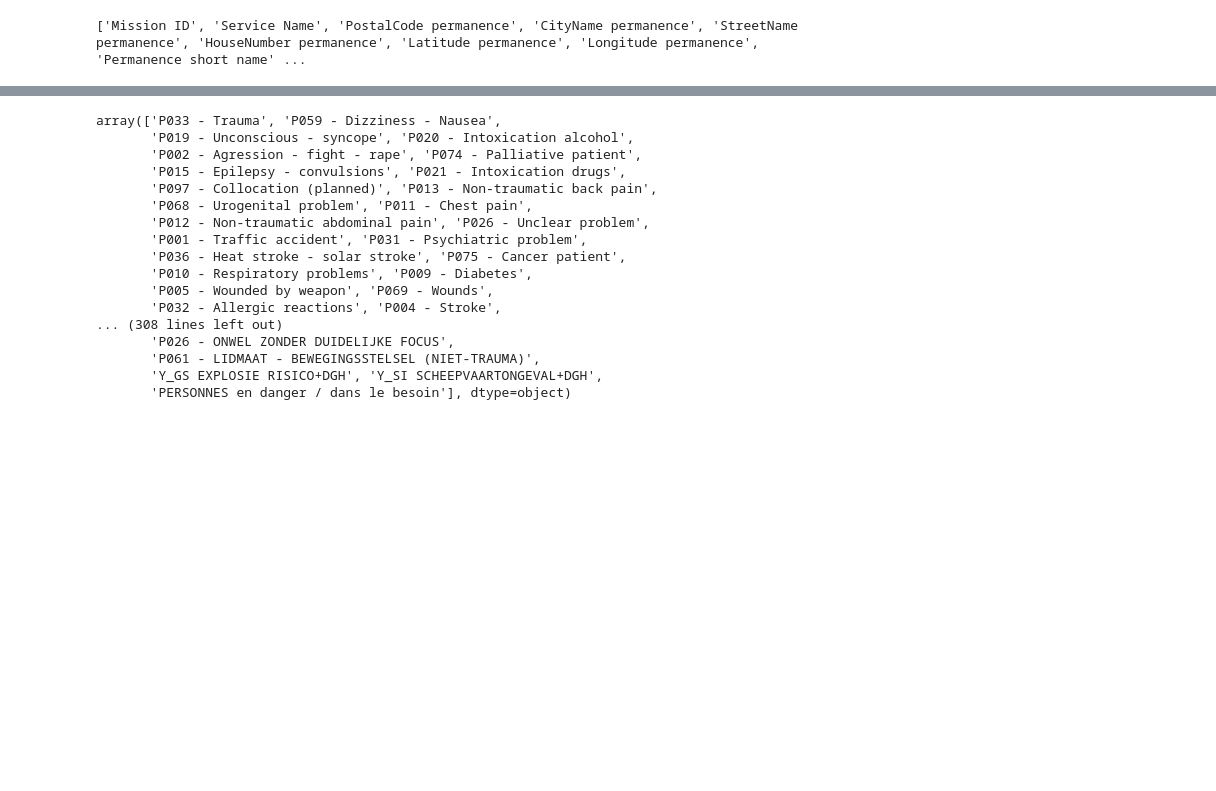
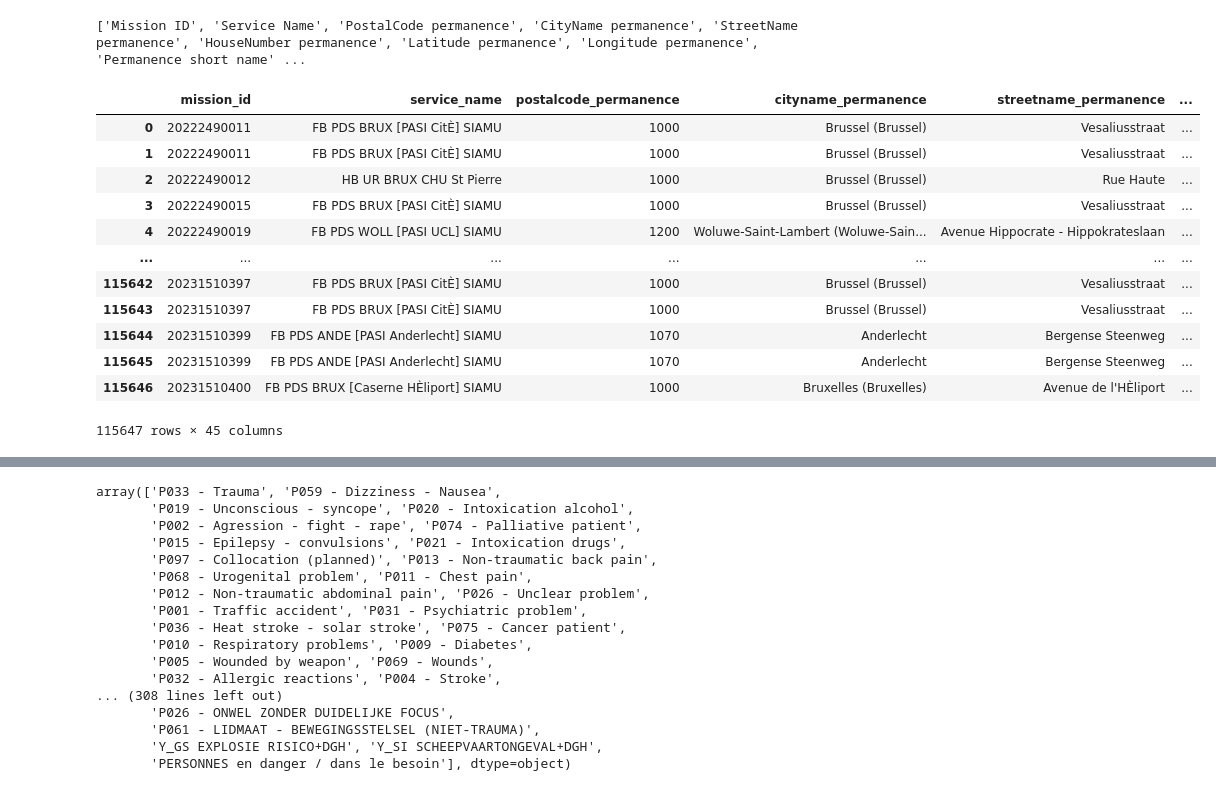
Before and after one commit to Elouan-Debels/MDAProject, a Jupyter notebook: data cleaning.ipynb, the cells around one changed output, grey strips where cells are left out. Saved outputs shown, nothing was run; the diff lists cells and outputs as text; code cells hidden in the pictures; blank space fills up the shorter version.

```diff
--- a/data cleaning.ipynb
+++ b/data cleaning.ipynb
@@ -880,22 +877,44 @@ print(interventions3_vars)
 #renaming the other variables too
 
 interventions_bxl = interventions_bxl.rename(columns={'t0': 'T0',
-                                                     't3': 'T3'})
+                                                     't3': 'T3',
+                                                     'eventtype_trip': 'eventType_trip'})
 interventions_bxl2 = interventions_bxl2.rename(columns={'Number of transported persons': 'number_of_transported_persons',
                                                        'Abandon reason NL': 'abandon_reason',
                                                         'Latitude intervention': 'latitude_intervention',
-                                                        'Longitude intervention': 'longitude_intervention'})
+                                                        'Longitude intervention': 'longitude_intervention',
+                                                        'EventType and EventLevel': 'eventType_trip'})
 interventions1 = interventions1.rename(columns={'Number of transported persons': 'number_of_transported_persons',
                                                        'Abandon reason': 'abandon_reason',
                                                         'Latitude intervention': 'latitude_intervention',
-                                                        'Longitude intervention': 'longitude_intervention'})
+                                                        'Longitude intervention': 'longitude_intervention',
+                                                        'EventType Trip': 'eventType_trip'})
 interventions2 = interventions2.rename(columns={'Number of transported persons': 'number_of_transported_persons',
                                                        'Abandon reason': 'abandon_reason',
                                                         'Latitude intervention': 'latitude_intervention',
-                                                        'Longitude intervention': 'longitude_intervention'})
+                                                        'Longitude intervention': 'longitude_intervention',
+                                                        'EventType Trip': 'eventType_trip'})
 interventions3 = interventions3.rename(columns={'Number of transported persons': 'number_of_transported_persons',
                                                        'Abandon reason': 'abandon_reason',
                                                         'Latitude intervention': 'latitude_intervention',
-                                                        'Longitude intervention': 'longitude_intervention'})
+                                                        'Longitude intervention': 'longitude_intervention',
+                                                        'EventType Trip': 'eventType_trip'})
 cad9 = cad9.rename(columns = {                          'Latitude intervention': 'latitude_intervention',
-                                                        'Longitude intervention': 'longitude_intervention'})
+                                                        'Longitude intervention': 'longitude_intervention',
+                                                         'EventType Trip': 'eventType_trip'})
+# %%
+interventions_bxl
+# %% [output]
+|  | mission_id | service_name | postalcode_permanence | cityname_permanence | streetname_permanence | ... |
+| 0 | 20222490011 | FB PDS BRUX [PASI CitÈ] SIAMU | 1000 | Brussel (Brussel) | Vesaliusstraat | ... |
+| 1 | 20222490011 | FB PDS BRUX [PASI CitÈ] SIAMU | 1000 | Brussel (Brussel) | Vesaliusstraat | ... |
+| 2 | 20222490012 | HB UR BRUX CHU St Pierre | 1000 | Brussel (Brussel) | Rue Haute | ... |
+| 3 | 20222490015 | FB PDS BRUX [PASI CitÈ] SIAMU | 1000 | Brussel (Brussel) | Vesaliusstraat | ... |
+| 4 | 20222490019 | FB PDS WOLL [PASI UCL] SIAMU | 1200 | Woluwe-Saint-Lambert (Woluwe-Sain... | Avenue Hippocrate - Hippokrateslaan | ... |
+| ... | ... | ... | ... | ... | ... | ... |
+| 115642 | 20231510397 | FB PDS BRUX [PASI CitÈ] SIAMU | 1000 | Brussel (Brussel) | Vesaliusstraat | ... |
+| 115643 | 20231510397 | FB PDS BRUX [PASI CitÈ] SIAMU | 1000 | Brussel (Brussel) | Vesaliusstraat | ... |
+| 115644 | 20231510399 | FB PDS ANDE [PASI Anderlecht] SIAMU | 1070 | Anderlecht | Bergense Steenweg | ... |
+| 115645 | 20231510399 | FB PDS ANDE [PASI Anderlecht] SIAMU | 1070 | Anderlecht | Bergense Steenweg | ... |
+| 115646 | 20231510400 | FB PDS BRUX [Caserne HÈliport] SIAMU | 1000 | Bruxelles (Bruxelles) | Avenue de l'HÈliport | ... |
+115647 rows × 45 columns
```
Also changed, not shown: parts of 10 cells of this notebook.
